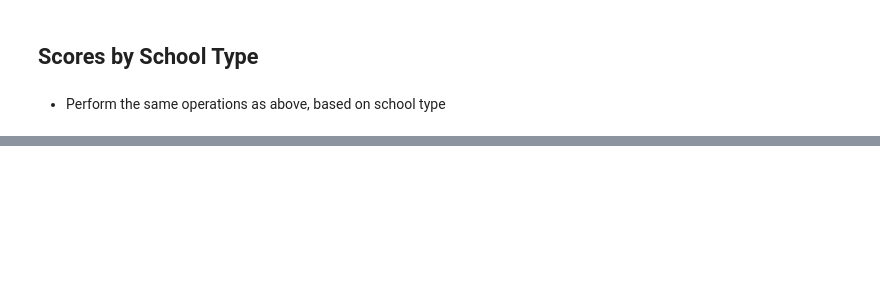
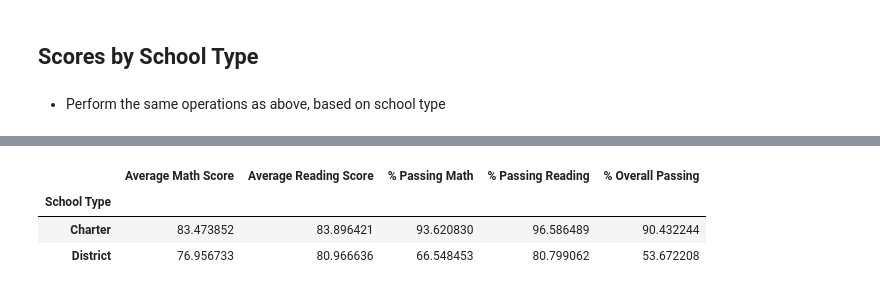
Before and after one commit to Courtneyrobison3/pandas-challenge, a Jupyter notebook: PyCitySchools/PyCitySchools_starter.ipynb, the cells around one changed output, grey strips where cells are left out. Saved outputs shown, nothing was run; the diff lists cells and outputs as text; code cells hidden in the pictures; blank space fills up the shorter version.

```diff
--- a/PyCitySchools/PyCitySchools_starter.ipynb
+++ b/PyCitySchools/PyCitySchools_starter.ipynb
@@ -381,0 +378,15 @@ PerType_df
+# %%
+#sorted by per student data to try and determine the ranges for the bins.
+#create a new dataframe  locating desired columns
+school_type = school_summary_df.loc[:,["School Type", "Average Math Score", "Average Reading Score", "% Passing Math", "% Passing Reading", "% Overall Passing"]]
+
+#add a new columns named Spending Ranges (Per Student) and binning based off per student budget
+school_type = school_type.groupby('School Type').mean()
+#Create a group based off of the bins
+school_type
+#= Scores_schools_size.groupby('School Size').mean()
+# %% [output]
+|  | Average Math Score | Average Reading Score | % Passing Math | % Passing Reading | % Overall Passing |
+| School Type |  |  |  |  |  |
+| Charter | 83.473852 | 83.896421 | 93.620830 | 96.586489 | 90.432244 |
+| District | 76.956733 | 80.966636 | 66.548453 | 80.799062 | 53.672208 |
```
Also changed, not shown: parts of 5 cells of this notebook.
